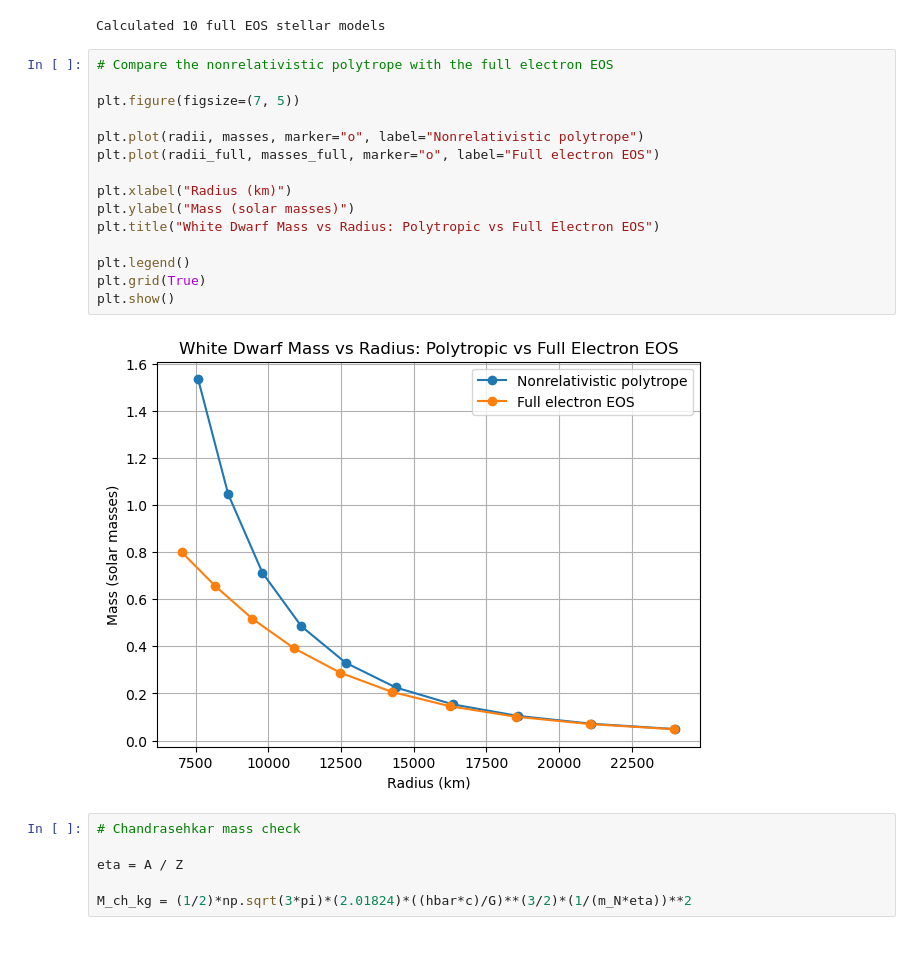
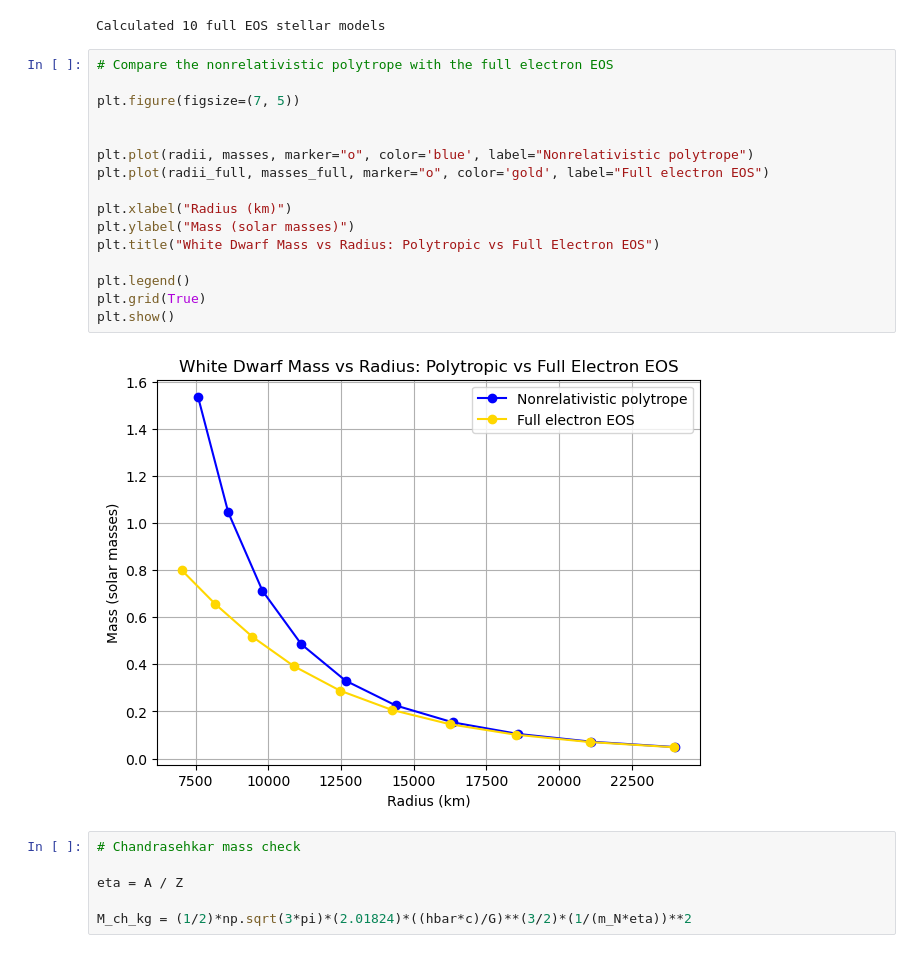
Before and after one commit to charlprend/Compact-Star-Modelling-, a Jupyter notebook: Notebooks/sagert_eos_code.ipynb, the cells around one changed output. Saved outputs shown, nothing was run; the diff lists cells and outputs as text.

```diff
--- a/Notebooks/sagert_eos_code.ipynb
+++ b/Notebooks/sagert_eos_code.ipynb
@@ -536,20 +538,21 @@ Calculated 10 full EOS stellar models
 # %%
 # Compare the nonrelativistic polytrope with the full electron EOS
 
 plt.figure(figsize=(7, 5))
 
-plt.plot(radii, masses, marker="o", label="Nonrelativistic polytrope")
-plt.plot(radii_full, masses_full, marker="o", label="Full electron EOS")
+
+plt.plot(radii, masses, marker="o", color='blue', label="Nonrelativistic polytrope")
+plt.plot(radii_full, masses_full, marker="o", color='gold', label="Full electron EOS")
 
 plt.xlabel("Radius (km)")
 plt.ylabel("Mass (solar masses)")
 plt.title("White Dwarf Mass vs Radius: Polytropic vs Full Electron EOS")
 
 plt.legend()
 plt.grid(True)
 plt.show()
 # %% [output]
-[figure, old version]
+[figure, new version]
 # %%
 # Chandrasehkar mass check
 
```
Also changed, not shown: parts of 46 cells of this notebook, 1 other file.
